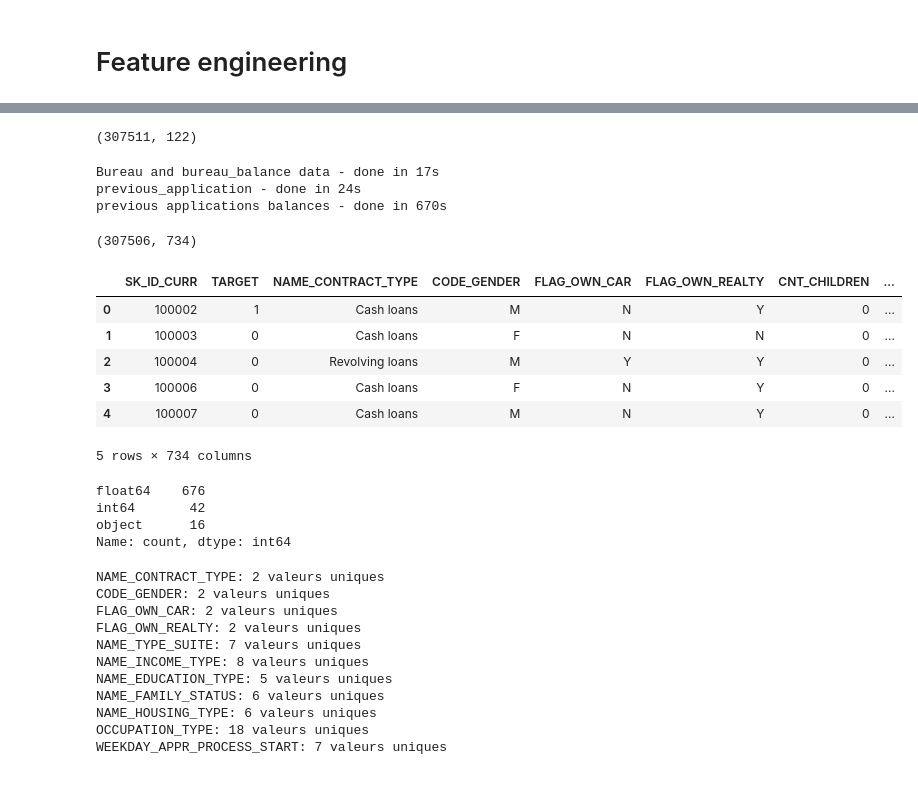
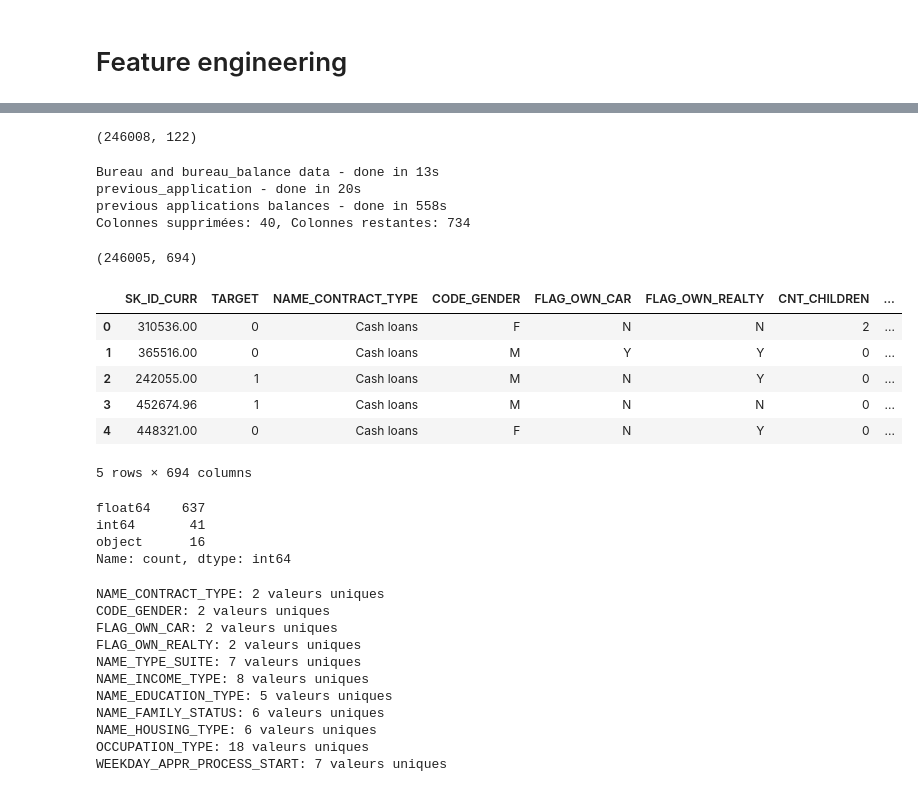
Before and after one commit to Stely-data/OC-Projet-7, a Jupyter notebook: Deveau_Estelle_2_notebook_Modelisation_052024.ipynb, the cells around one changed output, grey strips where cells are left out. Saved outputs shown, nothing was run; the diff lists cells and outputs as text; code cells hidden in the pictures.

Commit message:
27/05/2024 ajout de la data prep

```diff
--- a/Deveau_Estelle_2_notebook_Modelisation_052024.ipynb
+++ b/Deveau_Estelle_2_notebook_Modelisation_052024.ipynb
@@ -14,0 +48,9 @@ from feature_pipeline import FeatureEngineeringPipeline
+# %%
+application_train = pd.read_csv(PATH+"/application_train.csv")
+application_test = pd.read_csv(PATH+"/application_test.csv")
+bureau = pd.read_csv(PATH+"/bureau.csv")
+bureau_balance = pd.read_csv(PATH+"/bureau_balance.csv")
+credit_card_balance = pd.read_csv(PATH+"/credit_card_balance.csv")
+installments_payments = pd.read_csv(PATH+"/installments_payments.csv")
+previous_application = pd.read_csv(PATH+"/previous_application.csv")
+POS_CASH_balance = pd.read_csv(PATH+"/POS_CASH_balance.csv")
@@ -14,0 +59,3 @@ from feature_pipeline import FeatureEngineeringPipeline
+# %%
+# Division des données en ensembles d'entraînement et de test
+train, test = train_test_split(application_train, test_size=0.2, random_state=42, stratify=application_train['TARGET'])
@@ -14,0 +64,4 @@ from feature_pipeline import FeatureEngineeringPipeline
+# %%
+# Supprimer les lignes où TARGET est manquant dans application_train
+train.dropna(subset=['TARGET'], inplace=True)
+test.dropna(subset=['TARGET'], inplace=True)
@@ -23,36 +265,37 @@ train_df = pd.read_csv('data/sources/application_train.csv')
 # %%
-train_df.shape
+train.shape
 # %% [output]
-(307511, 122)
+(246008, 122)
 # %%
 # Entraîner le pipeline
-train_df_transformed = pipeline.fit(train_df)
+train_transformed = pipeline.fit(train)
 # %% [output]
-Bureau and bureau_balance data - done in 17s
-previous_application - done in 24s
-previous applications balances - done in 670s
+Bureau and bureau_balance data - done in 13s
+previous_application - done in 20s
+previous applications balances - done in 558s
+Colonnes supprimées: 40, Colonnes restantes: 734
 # %%
 # Sauvegarder les paramètres de transformation
 pipeline.save('param')
 # %%
-train_df_transformed.shape
+train_transformed.shape
 # %% [output]
-(307506, 734)
+(246005, 694)
 # %%
-train_df_transformed.head(5)
+train_transformed.head(5)
 # %% [output]
 |  | SK_ID_CURR | TARGET | NAME_CONTRACT_TYPE | CODE_GENDER | FLAG_OWN_CAR | FLAG_OWN_REALTY | CNT_CHILDREN | ... |
-| 0 | 100002 | 1 | Cash loans | M | N | Y | 0 | ... |
-| 1 | 100003 | 0 | Cash loans | F | N | N | 0 | ... |
-| 2 | 100004 | 0 | Revolving loans | M | Y | Y | 0 | ... |
-| 3 | 100006 | 0 | Cash loans | F | N | Y | 0 | ... |
-| 4 | 100007 | 0 | Cash loans | M | N | Y | 0 | ... |
+| 0 | 310536.00 | 0 | Cash loans | F | N | N | 2 | ... |
+| 1 | 365516.00 | 0 | Cash loans | M | Y | Y | 0 | ... |
+| 2 | 242055.00 | 1 | Cash loans | M | N | Y | 0 | ... |
+| 3 | 452674.96 | 1 | Cash loans | M | N | N | 0 | ... |
+| 4 | 448321.00 | 0 | Cash loans | F | N | Y | 0 | ... |
-5 rows × 734 columns
+5 rows × 694 columns
 # %%
-train_df_transformed.dtypes.value_counts()
+train_transformed.dtypes.value_counts()
 # %% [output]
-float64    676
-int64       42
+float64    637
+int64       41
 object      16
 Name: count, dtype: int64
 # %%
```
Also changed, not shown: parts of 46 cells of this notebook, 4 other files.
